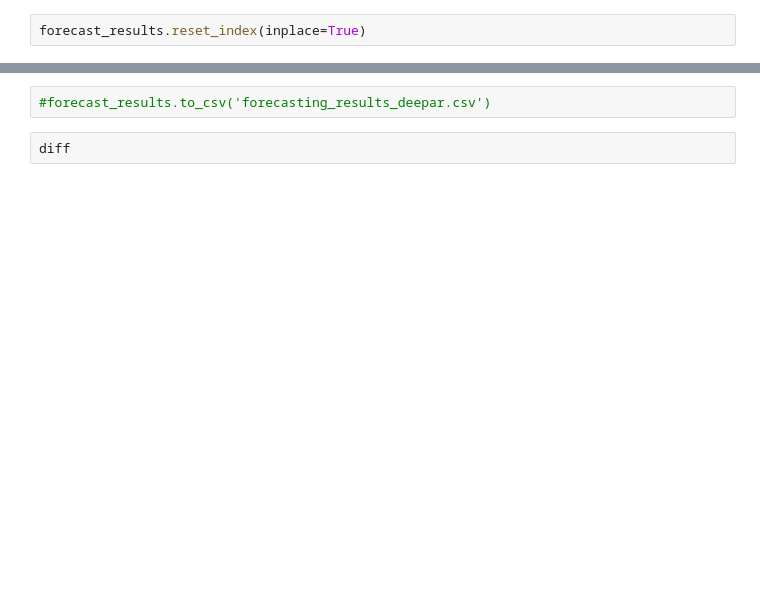
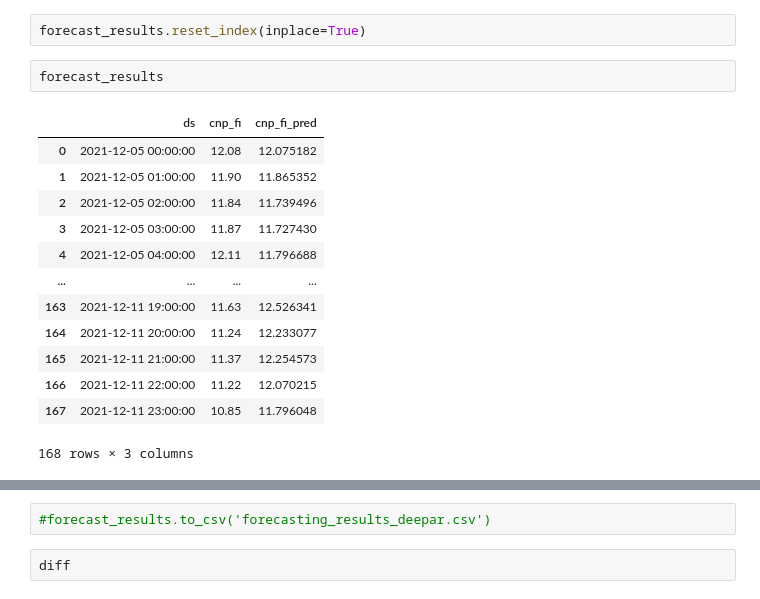
Before and after one commit to Skalolom/zone_cnp_forecasting, a Jupyter notebook: deepar_forecasting_model.ipynb, the cells around one changed output, grey strips where cells are left out. Cells and saved outputs as stored; diff of their text form; blank space fills up the shorter version.

```diff
--- a/deepar_forecasting_model.ipynb
+++ b/deepar_forecasting_model.ipynb
@@ -588,5 +656,21 @@ MAE = 0.3883451246079944
 # %%
 forecast_results.reset_index(inplace=True)
+# %%
+forecast_results
+# %% [output]
+|  | ds | cnp_fi | cnp_fi_pred |
+| 0 | 2021-12-05 00:00:00 | 12.08 | 12.075182 |
+| 1 | 2021-12-05 01:00:00 | 11.90 | 11.865352 |
+| 2 | 2021-12-05 02:00:00 | 11.84 | 11.739496 |
+| 3 | 2021-12-05 03:00:00 | 11.87 | 11.727430 |
+| 4 | 2021-12-05 04:00:00 | 12.11 | 11.796688 |
+| ... | ... | ... | ... |
+| 163 | 2021-12-11 19:00:00 | 11.63 | 12.526341 |
+| 164 | 2021-12-11 20:00:00 | 11.24 | 12.233077 |
+| 165 | 2021-12-11 21:00:00 | 11.37 | 12.254573 |
+| 166 | 2021-12-11 22:00:00 | 11.22 | 12.070215 |
+| 167 | 2021-12-11 23:00:00 | 10.85 | 11.796048 |
+168 rows × 3 columns
 # %%
 forecast_results['day'] = forecast_results.apply(lambda x: x['ds'].day, axis=1)
 forecast_results['hour'] = forecast_results.apply(lambda x: x['ds'].hour, axis=1)
```
Also changed, not shown: parts of 16 cells of this notebook.
